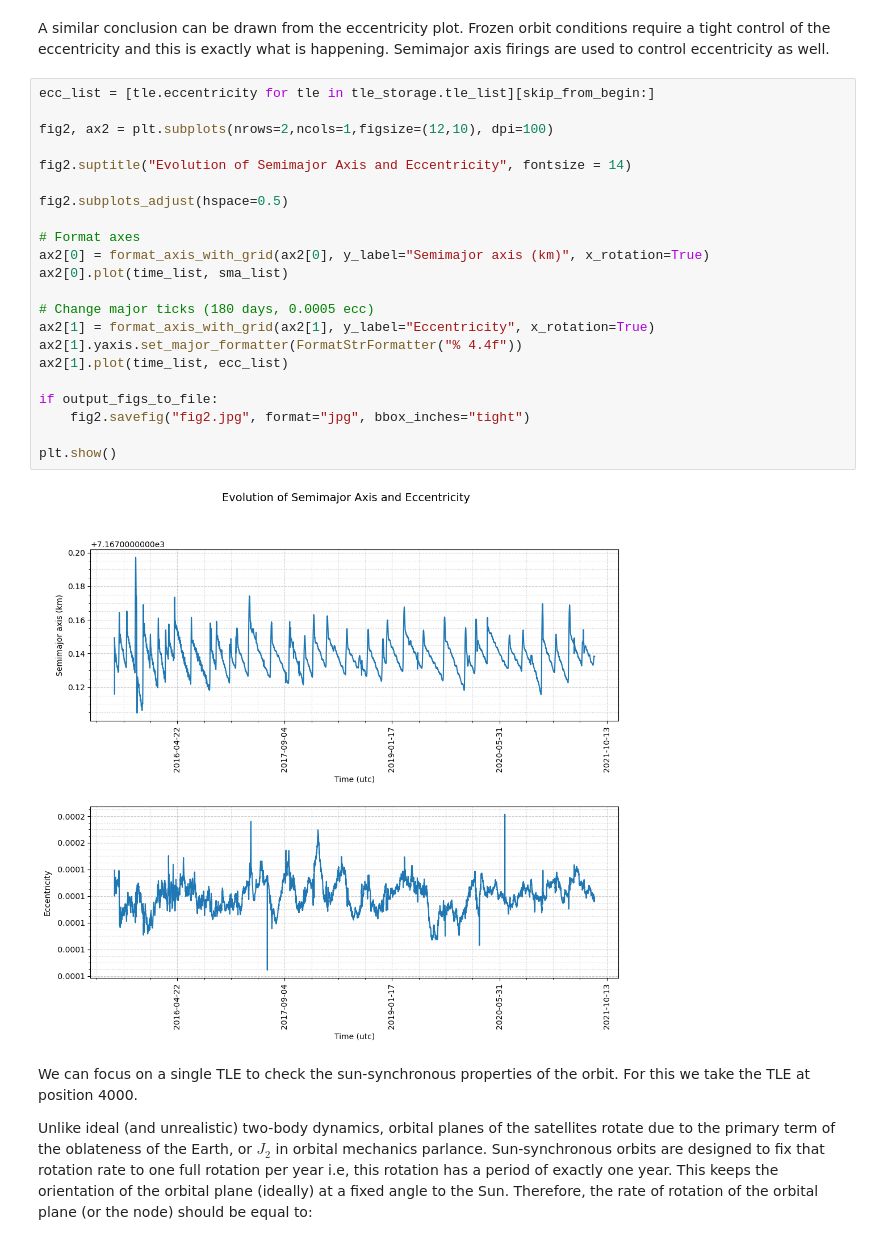
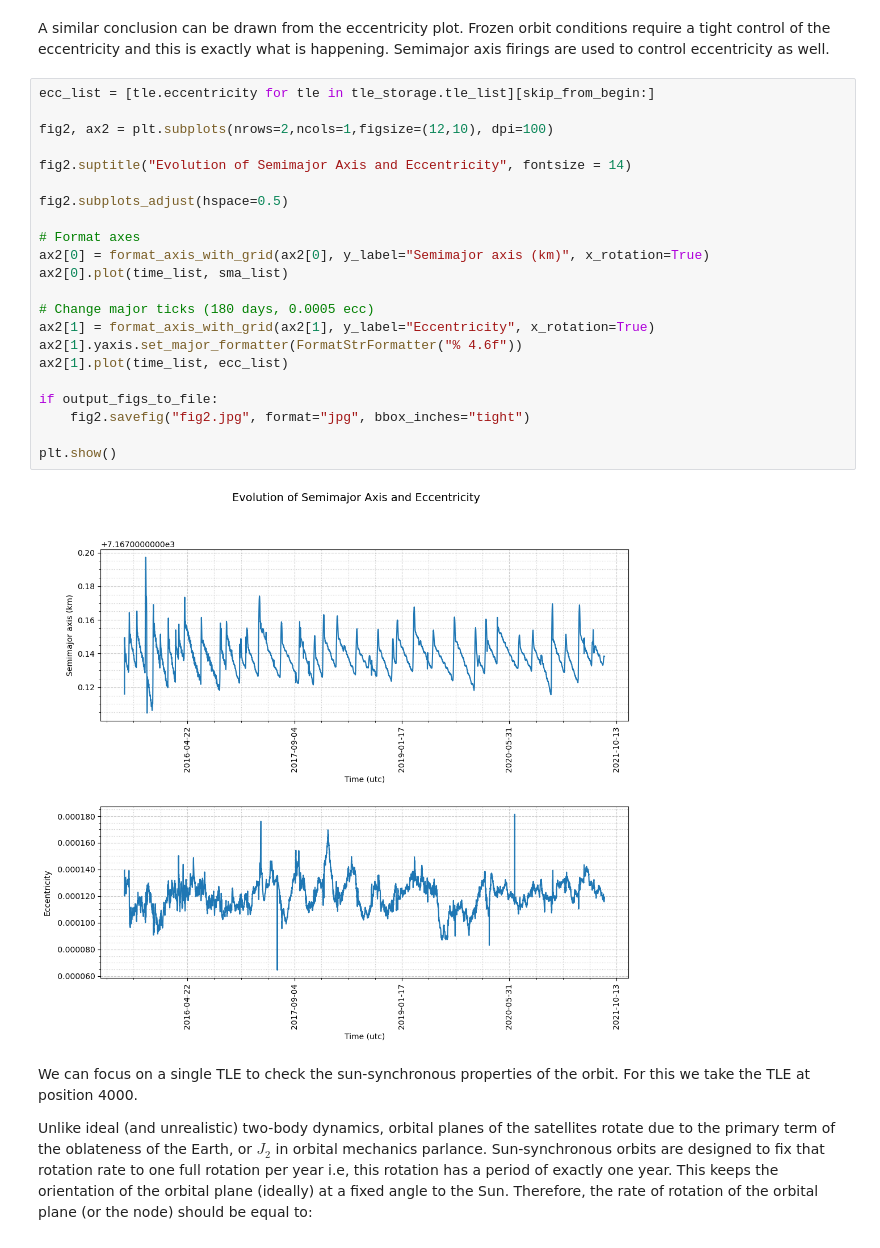
Before and after one commit to egemenimre/satmad_applications, a Jupyter notebook: docs/analyses/sats/s2_analysis.ipynb, the cells around one changed output. Saved outputs shown, nothing was run; the diff lists cells and outputs as text.

```diff
--- a/docs/analyses/sats/s2_analysis.ipynb
+++ b/docs/analyses/sats/s2_analysis.ipynb
@@ -101,27 +101,27 @@ A similar conclusion can be drawn from the eccentricity plot. Frozen orbit condi
 # %%
 ecc_list = [tle.eccentricity for tle in tle_storage.tle_list][skip_from_begin:]
 
 fig2, ax2 = plt.subplots(nrows=2,ncols=1,figsize=(12,10), dpi=100)
 
 fig2.suptitle("Evolution of Semimajor Axis and Eccentricity", fontsize = 14)
 
 fig2.subplots_adjust(hspace=0.5)
 
 # Format axes
 ax2[0] = format_axis_with_grid(ax2[0], y_label="Semimajor axis (km)", x_rotation=True)
 ax2[0].plot(time_list, sma_list)
 
 # Change major ticks (180 days, 0.0005 ecc)
 ax2[1] = format_axis_with_grid(ax2[1], y_label="Eccentricity", x_rotation=True)
-ax2[1].yaxis.set_major_formatter(FormatStrFormatter("% 4.4f"))
+ax2[1].yaxis.set_major_formatter(FormatStrFormatter("% 4.6f"))
 ax2[1].plot(time_list, ecc_list)
 
 if output_figs_to_file:
     fig2.savefig("fig2.jpg", format="jpg", bbox_inches="tight")
 
 plt.show()
 # %% [output]
-[figure, old version]
+[figure, new version]
 # %% [markdown]
 We can focus on a single TLE to check the sun-synchronous properties of the orbit. For this we take the TLE at position 4000.
 
```
